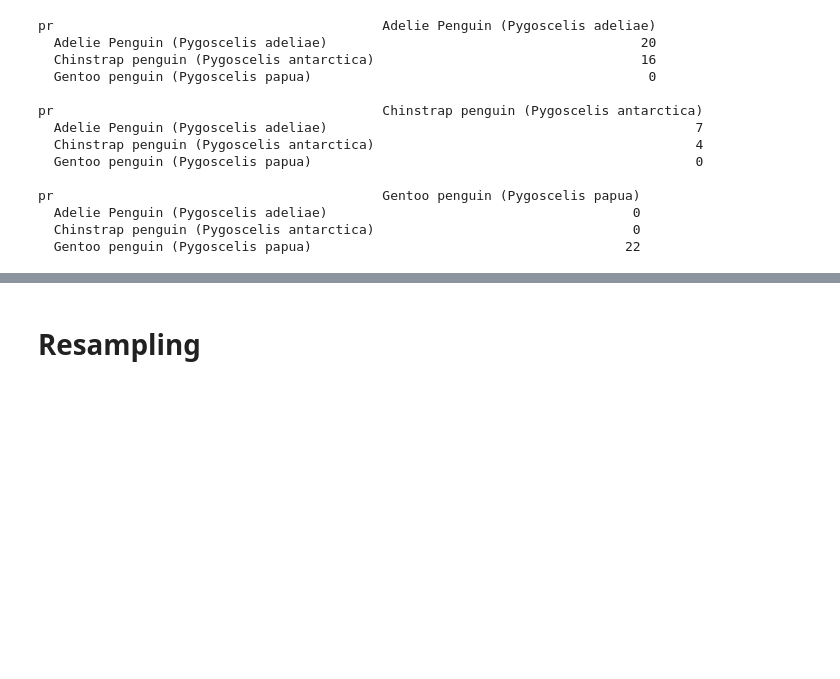
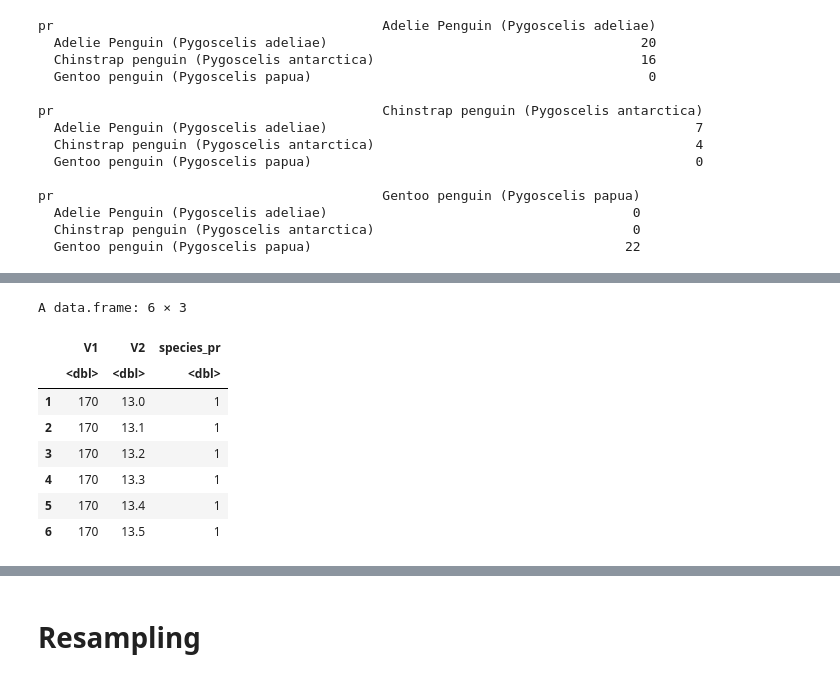
Before and after one commit to virgilpierce/MATH_795, a Jupyter notebook: Week 1.ipynb, the cells around one changed output, grey strips where cells are left out. Cells and saved outputs as stored; diff of their text form; code cells hidden in the pictures; blank space fills up the shorter version.

```diff
--- a/Week 1.ipynb
+++ b/Week 1.ipynb
@@ -222,0 +251,13 @@ Warning message in 170:0.1:240:
+# %%
+area_prediction = data.frame(cbind(area, species_pr))
+head(area_prediction)
+# %% [output]
+A data.frame: 6 × 3
+|  | V1 | V2 | species_pr |
+|  | <dbl> | <dbl> | <dbl> |
+| 1 | 170 | 13.0 | 1 |
+| 2 | 170 | 13.1 | 1 |
+| 3 | 170 | 13.2 | 1 |
+| 4 | 170 | 13.3 | 1 |
+| 5 | 170 | 13.4 | 1 |
+| 6 | 170 | 13.5 | 1 |
```
Also changed, not shown: parts of 6 cells of this notebook.
